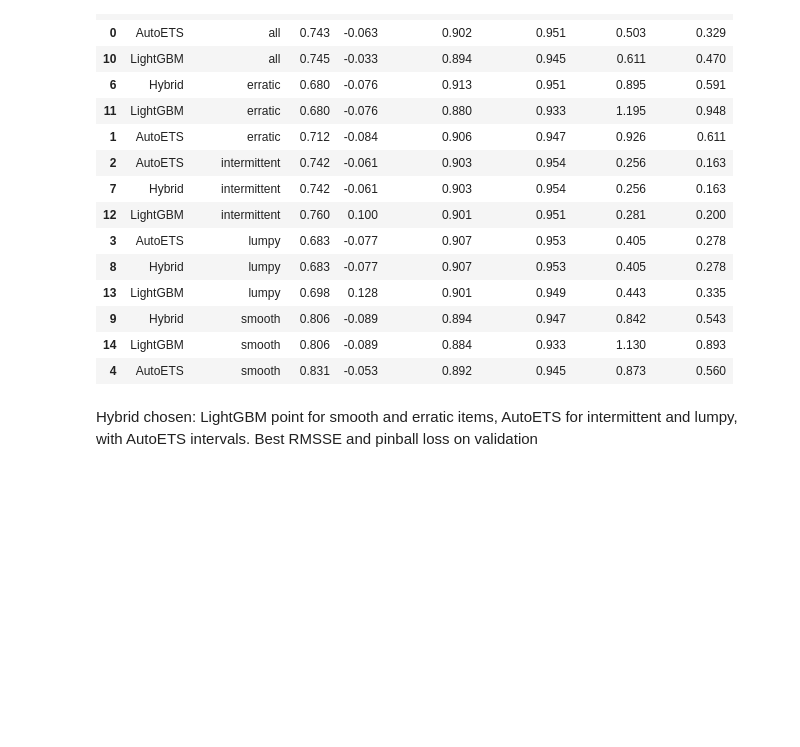
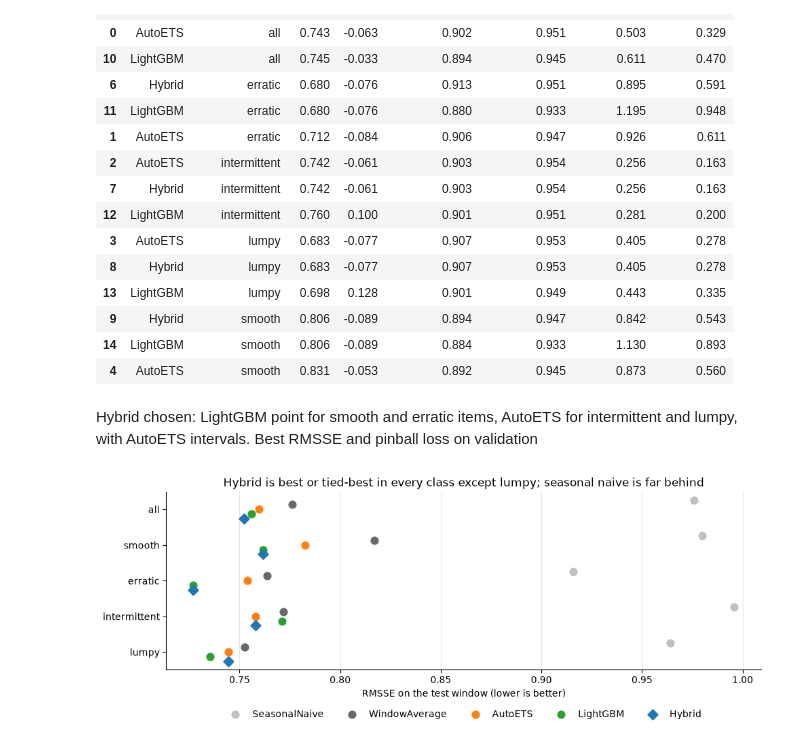
Before and after one commit to vitorneve-s7/supply-chain-decision-platform, a Jupyter notebook: notebooks/02_forecasting.ipynb, the cells around one changed output. Saved outputs shown, nothing was run; the diff lists cells and outputs as text; code cells hidden in the pictures; blank space fills up the shorter version.

Commit message:
Add Phase 1 result charts and findings

```diff
--- a/notebooks/02_forecasting.ipynb
+++ b/notebooks/02_forecasting.ipynb
@@ -132,3 +132,46 @@ choice[
 | 4 | AutoETS | smooth | 0.831 | -0.053 | 0.892 | 0.945 | 0.873 | 0.560 |
 # %% [markdown]
 Hybrid chosen: LightGBM point for smooth and erratic items, AutoETS for intermittent and lumpy, with AutoETS intervals. Best RMSSE and pinball loss on validation
+# %%
+import matplotlib.pyplot as plt
+
+plt.rcParams["axes.spines.top"] = False
+plt.rcParams["axes.spines.right"] = False
+
+test = pd.read_csv(ROOT / "results" / "summary_test.csv")
+MODELS = ["SeasonalNaive", "WindowAverage", "AutoETS", "LightGBM", "Hybrid"]
+COLORS = {
+    "SeasonalNaive": "silver",
+    "WindowAverage": "dimgray",
+    "AutoETS": "tab:orange",
+    "LightGBM": "tab:green",
+    "Hybrid": "tab:blue",
+}
+CLASSES = ["all", "smooth", "erratic", "intermittent", "lumpy"]
+# %%
+rmsse = test.pivot(index="demand_class", columns="model", values="rmsse").loc[CLASSES, MODELS]
+
+fig, ax = plt.subplots(figsize=(10, 4))
+for i, m in enumerate(MODELS):
+    offset = (i - 2) * 0.13  # spread the models vertically so ties stay visible
+    ax.scatter(
+        rmsse[m],
+        [k + offset for k in range(len(CLASSES))],
+        s=60,
+        color=COLORS[m],
+        label=m,
+        zorder=3,
+        marker="D" if m == "Hybrid" else "o",
+    )
+ax.set_yticks(range(len(CLASSES)), CLASSES)
+ax.invert_yaxis()
+ax.grid(axis="x", alpha=0.3)
+ax.set_xlabel("RMSSE on the test window (lower is better)")
+ax.set_title(
+    "Hybrid is best or tied-best in every class except lumpy; seasonal naive is far behind"
+)
+ax.legend(ncol=5, loc="upper center", bbox_to_anchor=(0.5, -0.18), frameon=False)
+plt.tight_layout()
+plt.show()
+# %% [output]
+[figure, added]
```
Also changed, not shown: parts of 4 cells of this notebook.
